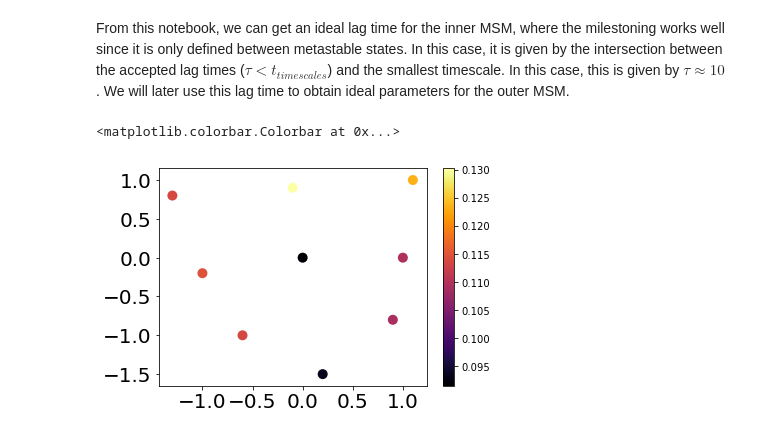
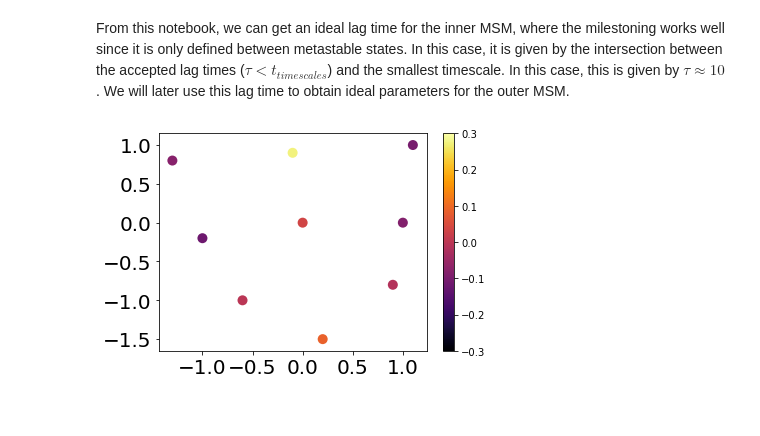
Before and after one commit to markovmodel/msmrd, a Jupyter notebook: scripts/innerMSM_lagtime_milestoning.ipynb, the cells around one changed output. Cells and saved outputs as stored; diff of their text form; code cells hidden in the pictures.

```diff
--- a/scripts/innerMSM_lagtime_milestoning.ipynb
+++ b/scripts/innerMSM_lagtime_milestoning.ipynb
@@ -91,15 +91,15 @@ msm_lag = 200
 M = pyemma.msm.estimate_markov_model(dtrajs, msm_lag, reversible=True)
 # %%
 # Plot states and color them according to their weight in a given eigenmode
-eigenmode = 0 # 0 = stationary distribution
+eigenmode = 4 # 0 = stationary distribution
 vectors = M.eigenvectors_left()
 value = M.eigenvalues()
 #print M.timescales()[:10]
 #print -msm_lag/np.log(value[1])
 plt.xticks(fontsize=20)
 plt.yticks(fontsize=20)
 sc = plt.scatter(centers[:,0], centers[:,1], c=vectors[eigenmode][:], cmap=plt.cm.inferno, linewidths = 0, s=100)
 plt.colorbar()
+plt.clim(-0.3,0.3)
 # %% [output]
-<matplotlib.colorbar.Colorbar at 0x...>
-[figure, old version]
+[figure, new version]
```
Also changed, not shown: 1 other file.
